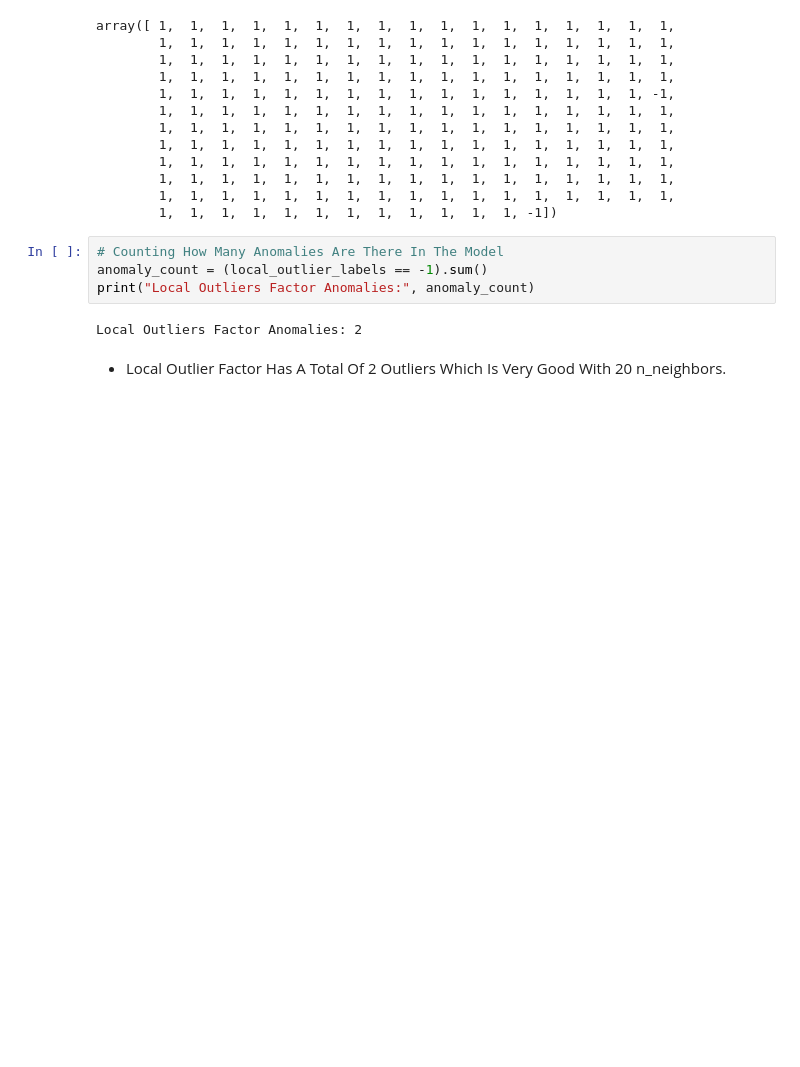
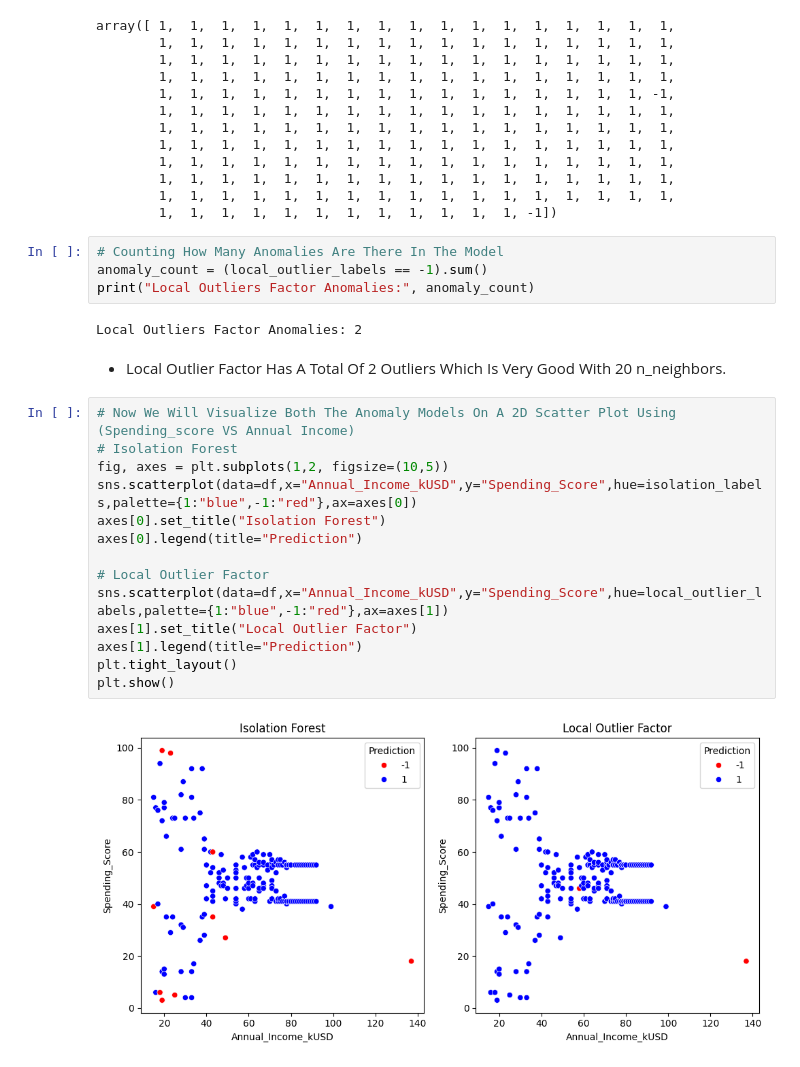
Before and after one commit to Namyashah/MallSegmentation_UnsupervisedLearning, a Jupyter notebook: project.ipynb, the cells around one changed output. Cells and saved outputs as stored; diff of their text form; blank space fills up the shorter version.

```diff
--- a/project.ipynb
+++ b/project.ipynb
@@ -407,3 +433,19 @@ print("Local Outliers Factor Anomalies:", anomaly_count)
 Local Outliers Factor Anomalies: 2
 # %% [markdown]
 - Local Outlier Factor Has A Total Of 2 Outliers Which Is Very Good With 20 n_neighbors.
+# %%
+# Now We Will Visualize Both The Anomaly Models On A 2D Scatter Plot Using (Spending_score VS Annual Income)
+# Isolation Forest
+fig, axes = plt.subplots(1,2, figsize=(10,5))
+sns.scatterplot(data=df,x="Annual_Income_kUSD",y="Spending_Score",hue=isolation_labels,palette={1:"blue",-1:"red"},ax=axes[0])
+axes[0].set_title("Isolation Forest")
+axes[0].legend(title="Prediction")
+
+# Local Outlier Factor
+sns.scatterplot(data=df,x="Annual_Income_kUSD",y="Spending_Score",hue=local_outlier_labels,palette={1:"blue",-1:"red"},ax=axes[1])
+axes[1].set_title("Local Outlier Factor")
+axes[1].legend(title="Prediction")
+plt.tight_layout()
+plt.show()
+# %% [output]
+[figure, added]
```
Also changed, not shown: parts of 18 cells of this notebook.
